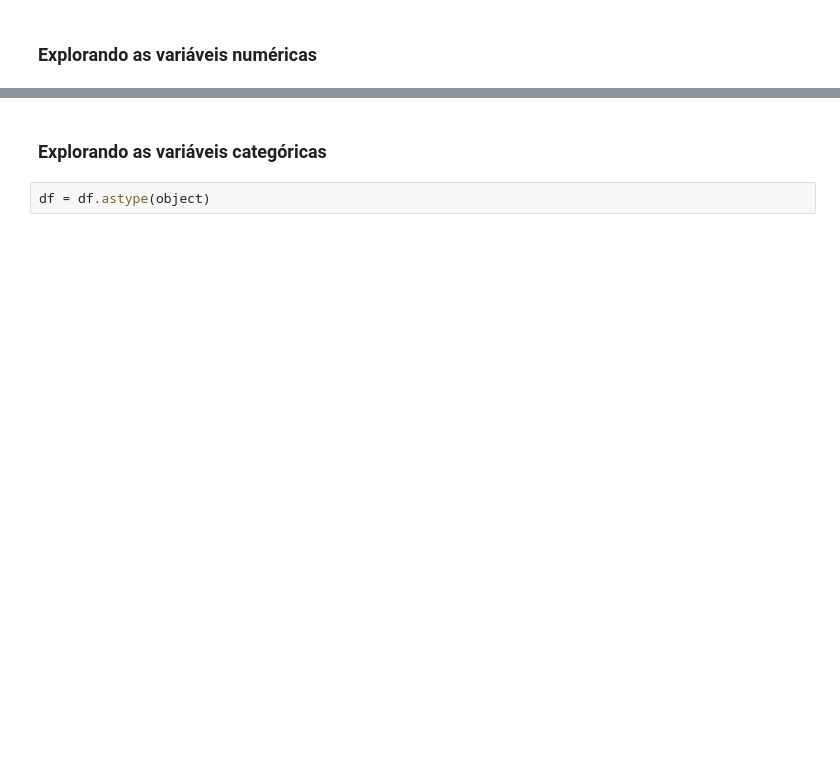
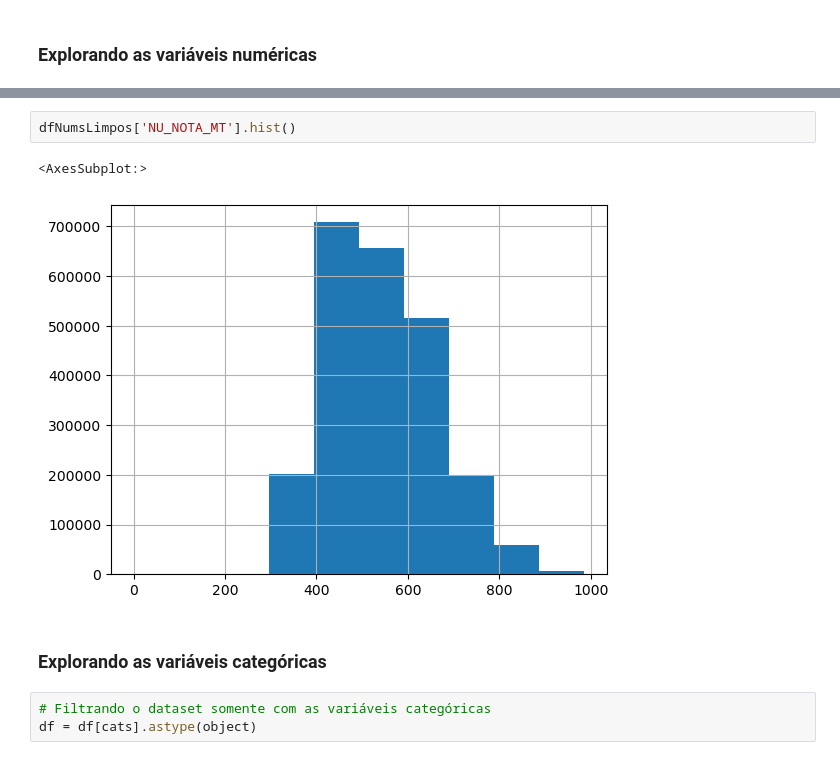
Before and after one commit to carlosrodriguesjf/analise_microdados_enem_2022, a Jupyter notebook: Analise dos microdados do Enem 2022.ipynb, the cells around one changed output, grey strips where cells are left out. Cells and saved outputs as stored; diff of their text form; blank space fills up the shorter version.

```diff
--- a/Analise dos microdados do Enem 2022.ipynb
+++ b/Analise dos microdados do Enem 2022.ipynb
@@ -161,4 +214,10 @@ df['NU_NOTA_REDACAO'].hist()
+# %%
+dfNumsLimpos['NU_NOTA_MT'].hist()
+# %% [output]
+<AxesSubplot:>
+[figure, added]
 # %% [markdown]
 ### Explorando as variáveis categóricas
 # %%
-df = df.astype(object)
+# Filtrando o dataset somente com as variáveis categóricas
+df = df[cats].astype(object)
```
Also changed, not shown: parts of 19 cells of this notebook.
